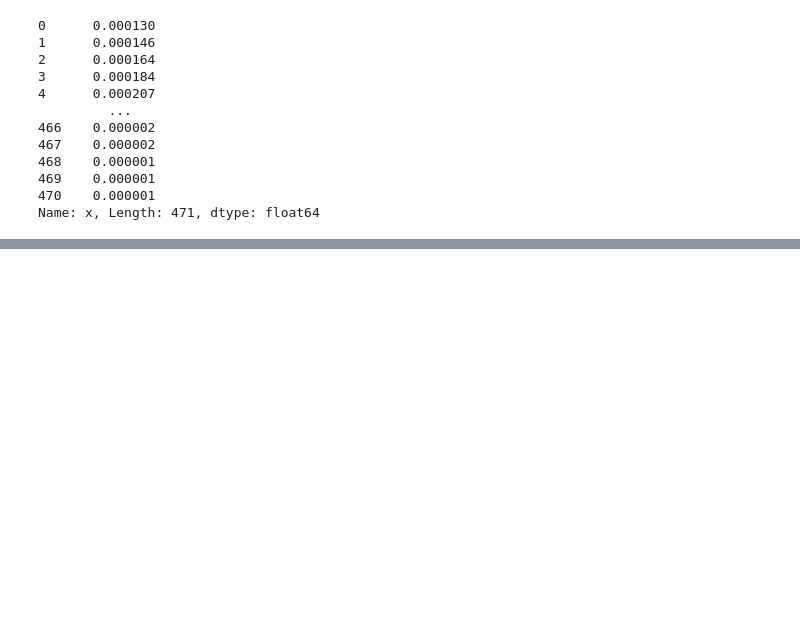
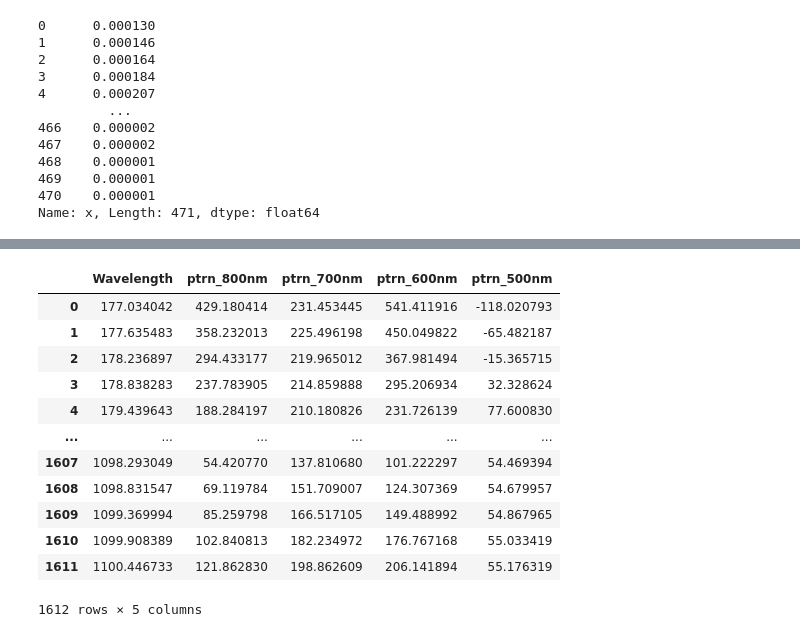
Before and after one commit to Feymankamal/Chromaticity-1931, a Jupyter notebook: colour_map.ipynb, the cells around one changed output, grey strips where cells are left out. Cells and saved outputs as stored; diff of their text form; code cells hidden in the pictures; blank space fills up the shorter version.

```diff
--- a/colour_map.ipynb
+++ b/colour_map.ipynb
@@ -378,0 +437,16 @@ Name: x, Length: 471, dtype: float64
+# %%
+ref_50
+# %% [output]
+|  | Wavelength | ptrn_800nm | ptrn_700nm | ptrn_600nm | ptrn_500nm |
+| 0 | 177.034042 | 429.180414 | 231.453445 | 541.411916 | -118.020793 |
+| 1 | 177.635483 | 358.232013 | 225.496198 | 450.049822 | -65.482187 |
+| 2 | 178.236897 | 294.433177 | 219.965012 | 367.981494 | -15.365715 |
+| 3 | 178.838283 | 237.783905 | 214.859888 | 295.206934 | 32.328624 |
+| 4 | 179.439643 | 188.284197 | 210.180826 | 231.726139 | 77.600830 |
+| ... | ... | ... | ... | ... | ... |
+| 1607 | 1098.293049 | 54.420770 | 137.810680 | 101.222297 | 54.469394 |
+| 1608 | 1098.831547 | 69.119784 | 151.709007 | 124.307369 | 54.679957 |
+| 1609 | 1099.369994 | 85.259798 | 166.517105 | 149.488992 | 54.867965 |
+| 1610 | 1099.908389 | 102.840813 | 182.234972 | 176.767168 | 55.033419 |
+| 1611 | 1100.446733 | 121.862830 | 198.862609 | 206.141894 | 55.176319 |
+1612 rows × 5 columns
```
Also changed, not shown: parts of 33 cells of this notebook.
